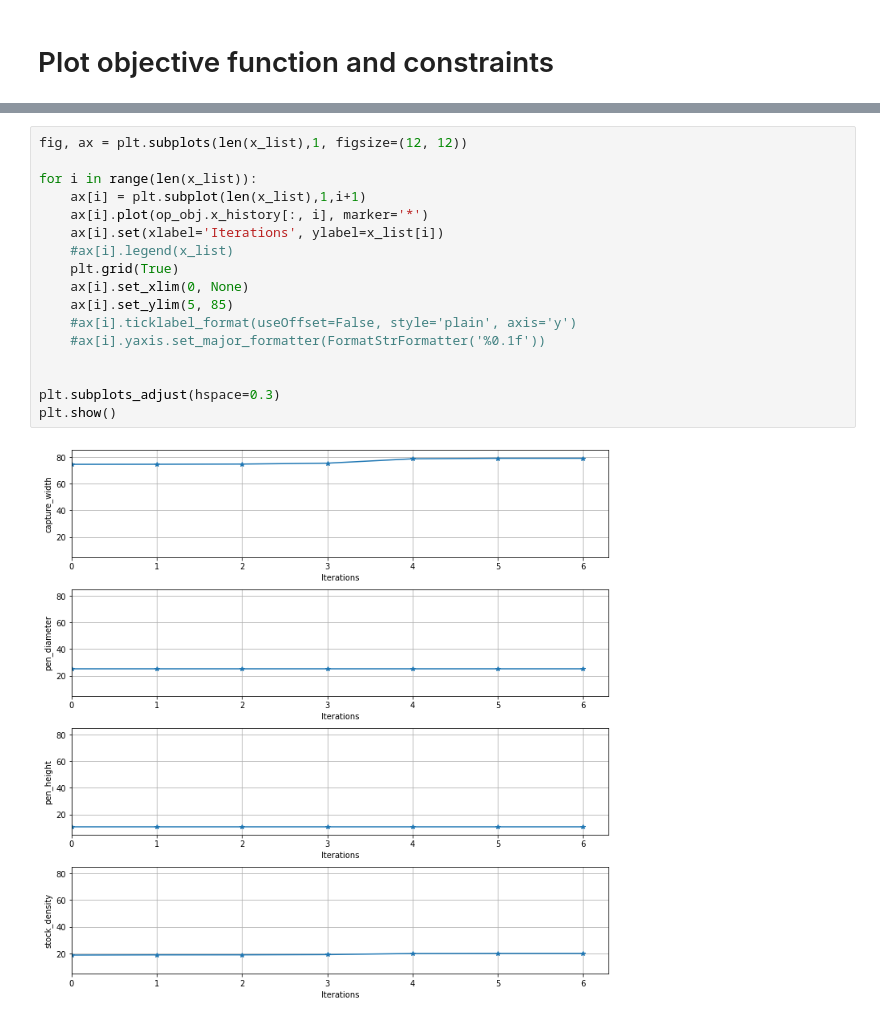
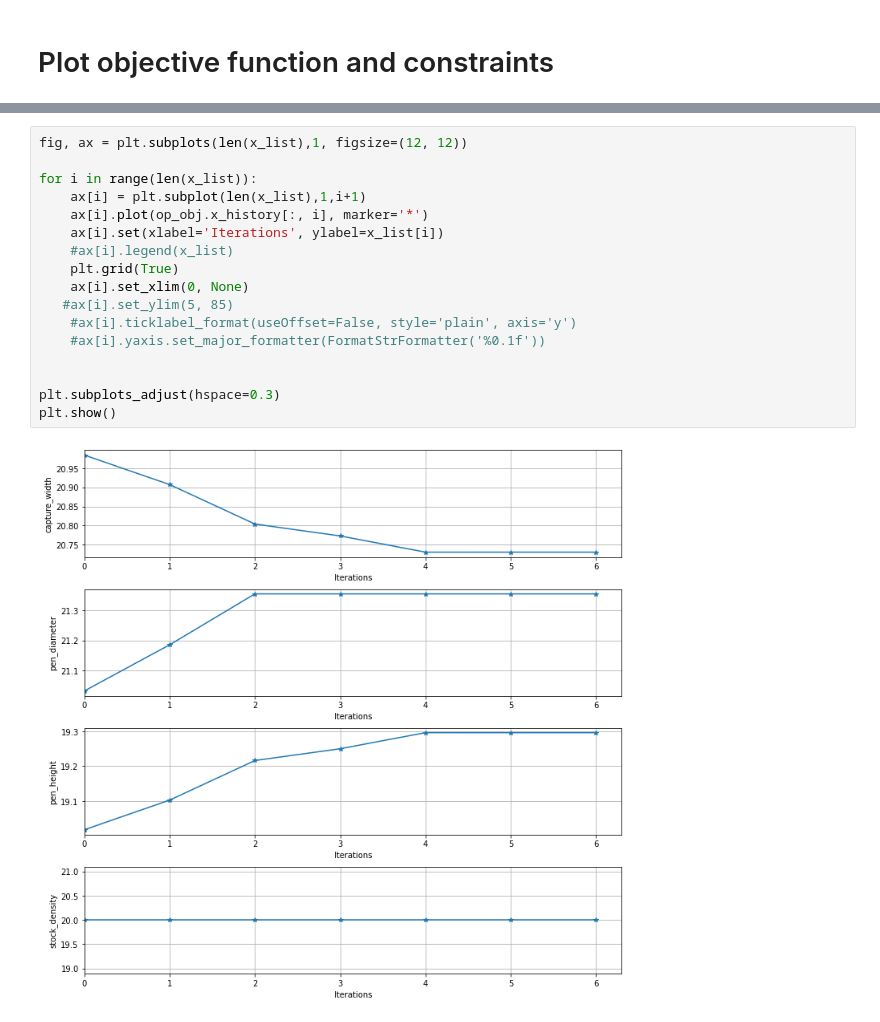
Before and after one commit to symbiotic-engineering/Aquaculture, a Jupyter notebook: run_sim_wecpen.ipynb, the cells around one changed output, grey strips where cells are left out. Drawn from its saved outputs; the diff is of its cells as text.

```diff
--- a/run_sim_wecpen.ipynb
+++ b/run_sim_wecpen.ipynb
@@ -161,22 +161,22 @@ plt.show()
 # %%
 fig, ax = plt.subplots(len(x_list),1, figsize=(12, 12))
 
 for i in range(len(x_list)):
     ax[i] = plt.subplot(len(x_list),1,i+1)
     ax[i].plot(op_obj.x_history[:, i], marker='*')
     ax[i].set(xlabel='Iterations', ylabel=x_list[i])
     #ax[i].legend(x_list)
     plt.grid(True)
     ax[i].set_xlim(0, None)
-    ax[i].set_ylim(5, 85)
+   #ax[i].set_ylim(5, 85)
     #ax[i].ticklabel_format(useOffset=False, style='plain', axis='y')
     #ax[i].yaxis.set_major_formatter(FormatStrFormatter('%0.1f'))
 
 
 plt.subplots_adjust(hspace=0.3)
 plt.show()
 # %% [output]
-[figure, old version]
+[figure, new version]
 # %%
 fig, ax = plt.subplots(2,1, figsize=(12, 8))
 
```
Also changed, not shown: parts of 6 cells of this notebook, 16 other files.
